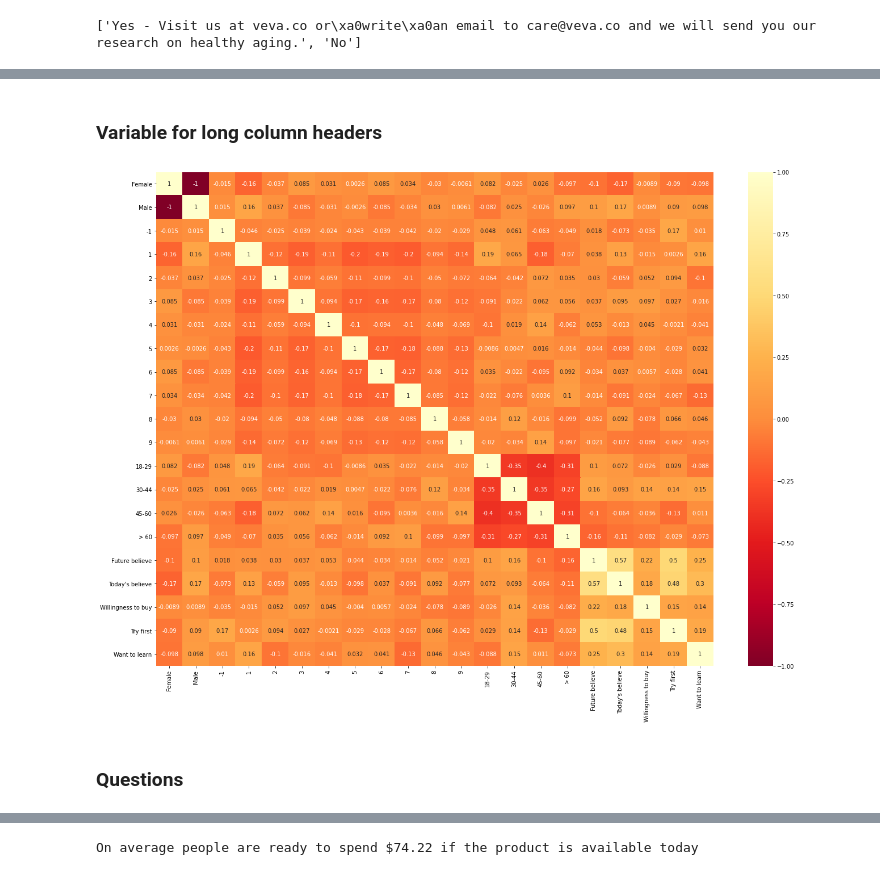
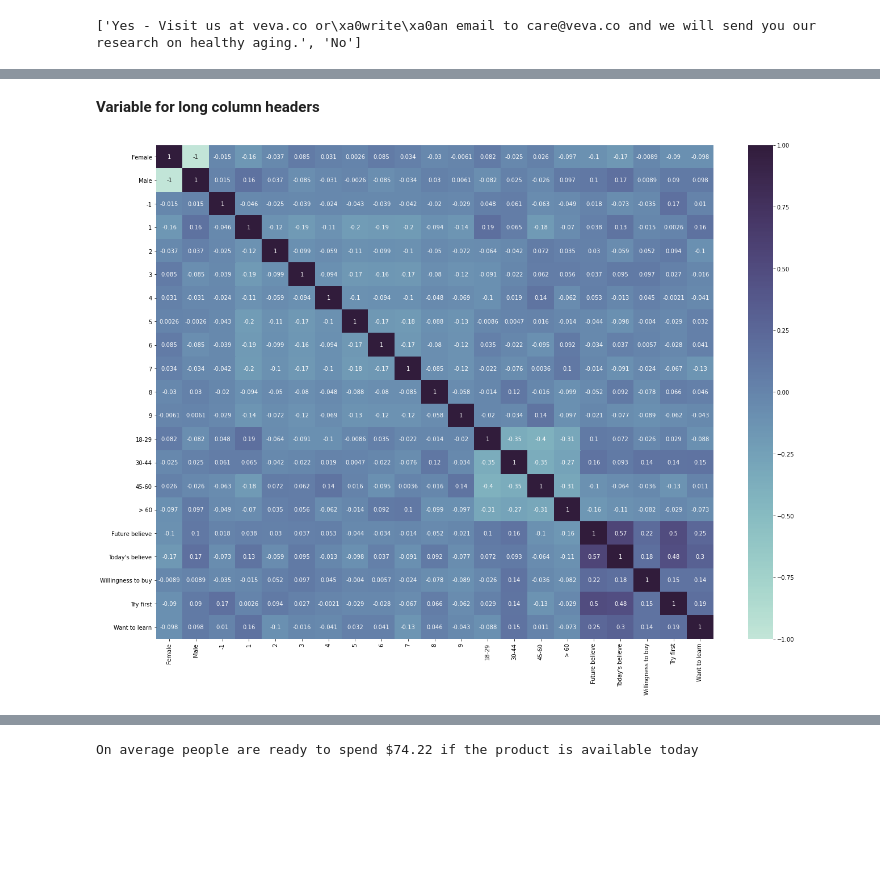
Before and after one commit to AkashSDas/customer-survey-on-age-reversing-medicine-eda, a Jupyter notebook: notebook.ipynb, the cells around one changed output, grey strips where cells are left out. Saved outputs shown, nothing was run; the diff lists cells and outputs as text; code cells hidden in the pictures; blank space fills up the shorter version.

```diff
--- a/notebook.ipynb
+++ b/notebook.ipynb
@@ -21,6 +37,7 @@ seaborn==0.10.1
 # %%
-# Getting the data
-df = pd.read_excel('data.xlsx', index_col=0)
+# Loading the dataset
+dataset_path = '../input/customer-survey-on-age-reversing-medicine/data.xlsx'
+df = pd.read_excel(dataset_path, index_col=0)
 df.head()
 # %% [output]
 |  | Collector ID | Start Date | End Date | IP Address | Email Address | First Name | Last Name | ... |
@@ -291,7 +308,7 @@ def df_count_plot(df, col_name):
     _, ax = plt.subplots(figsize=fig_dims)
     sns.countplot(x=col_name, data=df, ax=ax)
 # %% [markdown]
-### Variable for long column headers
+**Variable for long column headers**
 # %%
 # people who believe that in future science is capable
 future_believe = 'One day, advances in science and medicine will stop or reverse the human aging process.'
@@ -310,28 +327,27 @@ want_to_learn = 'Would you like to learn about ways to increase your lifespan an
 # %%
 def get_corr(df):
     f_series = pd.Series(df[future_believe].values.tolist())
     t_series = pd.Series(df[today_believe].values.tolist())
     willingess_series = pd.Series(df[willingness_to_buy_today].values.tolist())
     _try_first_series = pd.Series(df[want_to_try_first].values.tolist())
     learn_series = pd.Series(df[want_to_learn].values.tolist())
     gender_df = pd.get_dummies(df['Gender'])
     region_df = pd.get_dummies(df['Region'])
     age_df = pd.get_dummies(df['Age'])
     household_income_series = pd.Series(df['Household Income'].values.tolist())
 
     series_df = pd.DataFrame({
         'Future believe': f_series,
         'Today\'s believe': t_series,
         'Willingness to buy': willingess_series,
         'Try first': _try_first_series,
         'Want to learn': learn_series
     })
     df_corr = pd.concat([gender_df, region_df, age_df, series_df], axis=1).corr()
     plt.figure(figsize=(22, 16))
-    sns.heatmap(df_corr, annot=True, cmap=plt.cm.YlOrRd_r)
+    sns.heatmap(df_corr, annot=True, cmap=sns.cubehelix_palette(start=.5, rot=-.5, as_cmap=True))
+
 
 get_corr(df)
 # %% [output]
-[figure, old version]
+[figure, new version]
-# %% [markdown]
-### Questions
```
Also changed, not shown: parts of 85 cells of this notebook.
